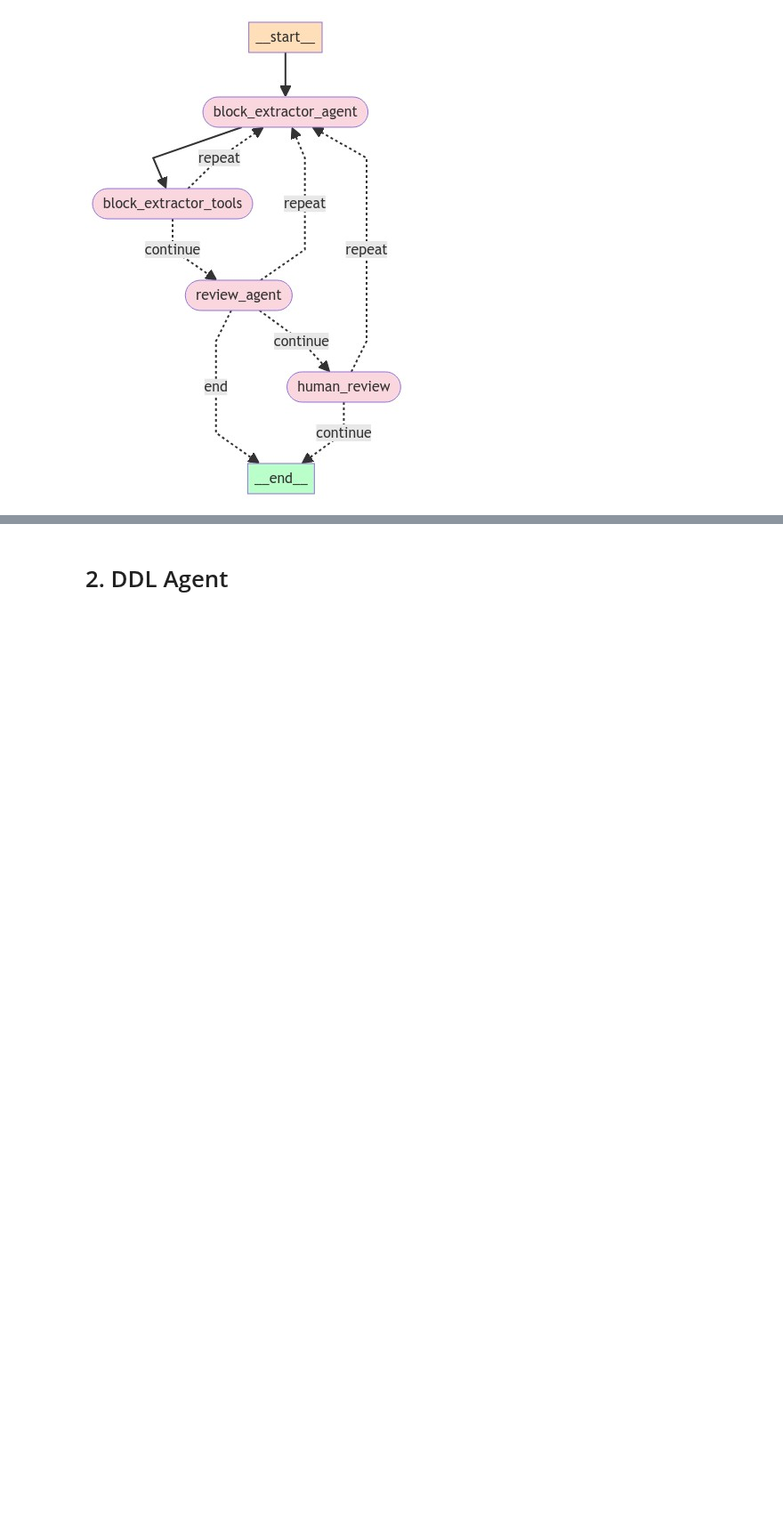
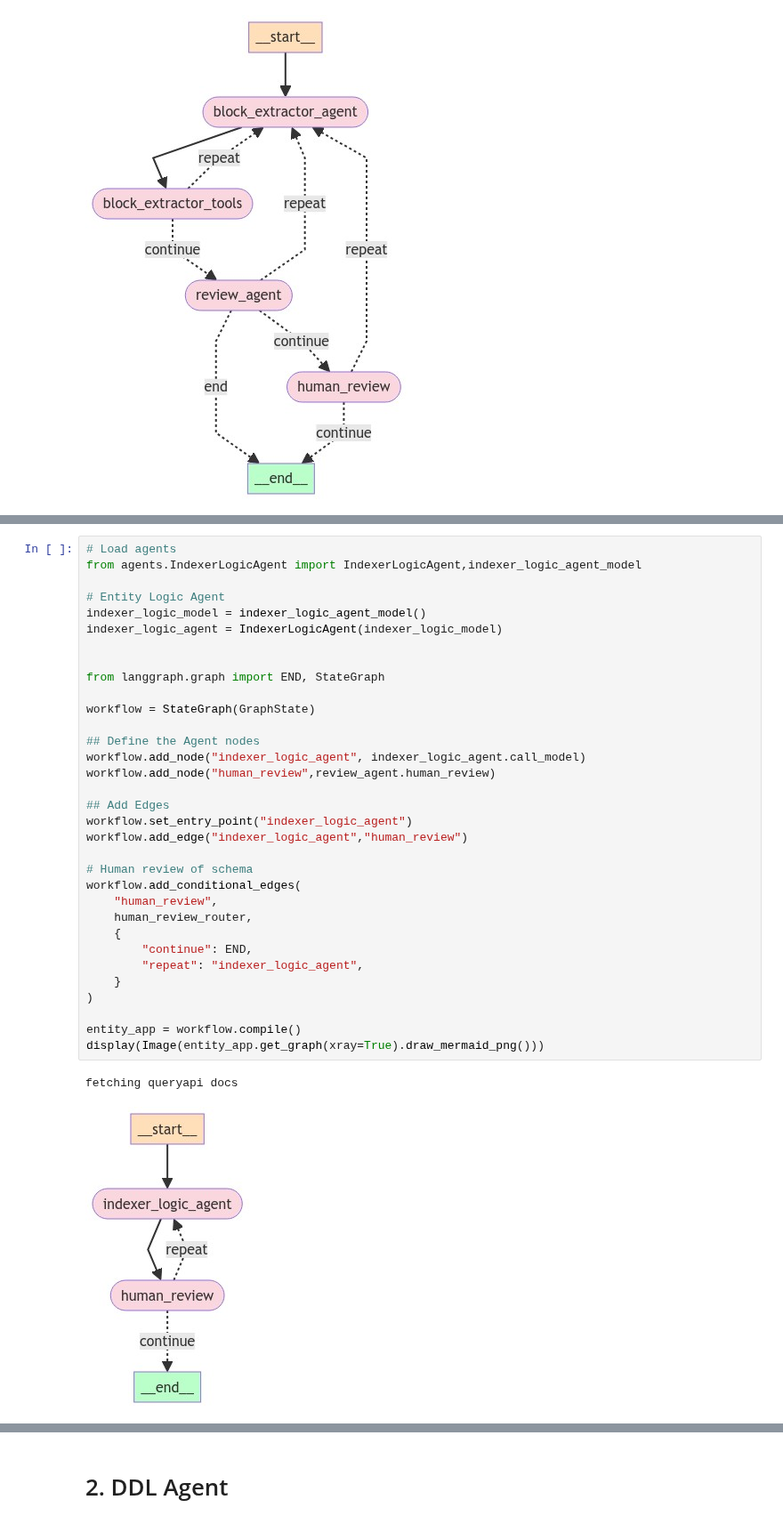
Before and after one commit to near/indexer-agent, a Jupyter notebook: SP_Agent_v1.ipynb, the cells around one changed output, grey strips where cells are left out. Shown at 89% size. Saved outputs shown, nothing was run; the diff lists cells and outputs as text; blank space fills up the shorter version.

Commit message:
Added in planner agent, prompt improvements

```diff
--- a/SP_Agent_v1.ipynb
+++ b/SP_Agent_v1.ipynb
@@ -241,0 +269,36 @@ SyntaxError: invalid syntax (3521502833.py, line 1)
+# %%
+# Load agents
+from agents.IndexerLogicAgent import IndexerLogicAgent,indexer_logic_agent_model
+
+# Entity Logic Agent
+indexer_logic_model = indexer_logic_agent_model()
+indexer_logic_agent = IndexerLogicAgent(indexer_logic_model)
+
+
+from langgraph.graph import END, StateGraph
+
+workflow = StateGraph(GraphState)
+
+## Define the Agent nodes
+workflow.add_node("indexer_logic_agent", indexer_logic_agent.call_model)
+workflow.add_node("human_review",review_agent.human_review)
+
+## Add Edges
+workflow.set_entry_point("indexer_logic_agent")
+workflow.add_edge("indexer_logic_agent","human_review")
+
+# Human review of schema
+workflow.add_conditional_edges(
+    "human_review",
+    human_review_router,
+    {
+        "continue": END,
+        "repeat": "indexer_logic_agent",
+    }
+)
+
+entity_app = workflow.compile()
+display(Image(entity_app.get_graph(xray=True).draw_mermaid_png()))
+# %% [output]
+fetching queryapi docs
+[figure, added]
```
Also changed, not shown: parts of 12 cells of this notebook, 8 other files.
